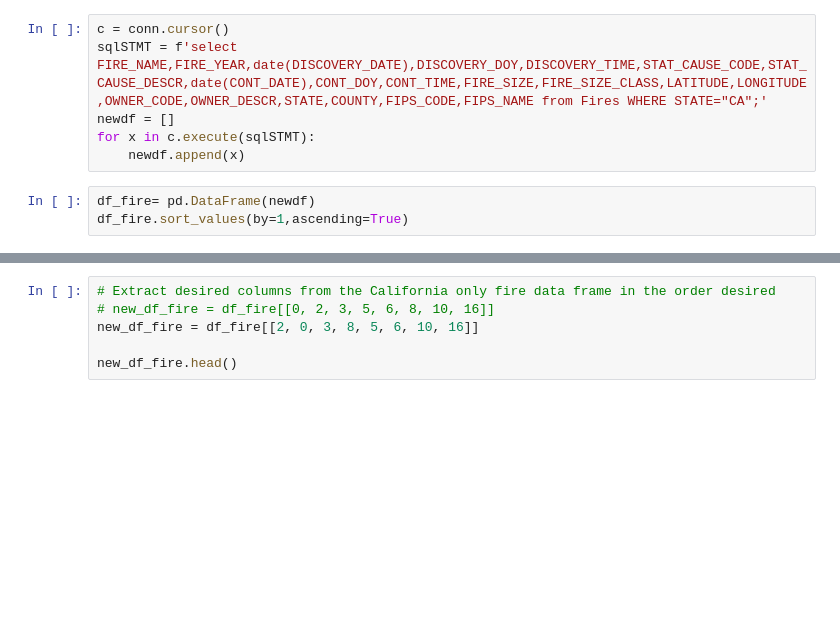
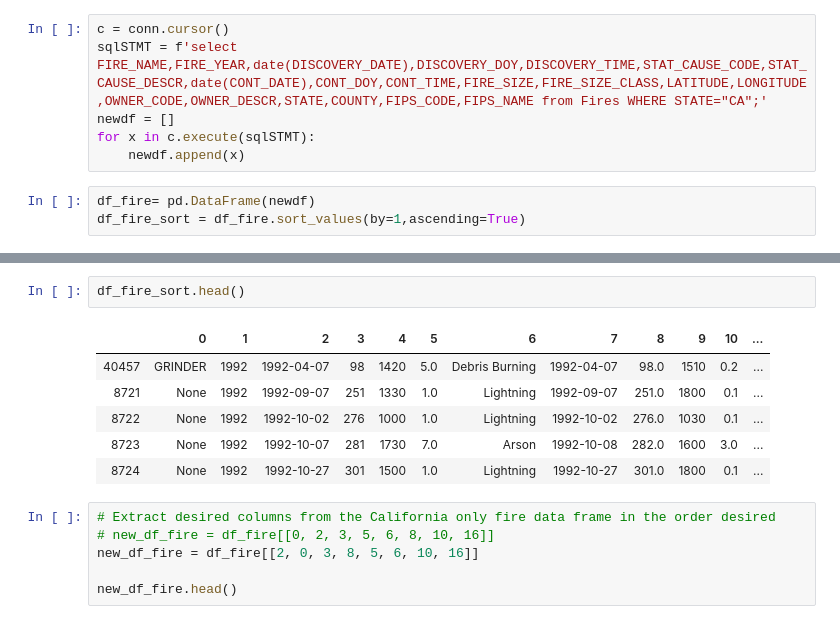
Before and after one commit to arjunng/ETL-Project, a Jupyter notebook: ETL_project_Final.ipynb, the cells around one changed output, grey strips where cells are left out. Drawn from its saved outputs; the diff is of its cells as text; blank space fills up the shorter version.

```diff
--- a/ETL_project.ipynb
+++ b/ETL_project_Final.ipynb
@@ -26,4 +25,4 @@ for x in c.execute(sqlSTMT):
     newdf.append(x)
 # %%
 df_fire= pd.DataFrame(newdf)
-df_fire.sort_values(by=1,ascending=True)
+df_fire_sort = df_fire.sort_values(by=1,ascending=True)
@@ -44,3 +29,12 @@ df_fire.sort_values(by=1,ascending=True)
+# %%
+df_fire_sort.head()
+# %% [output]
+|  | 0 | 1 | 2 | 3 | 4 | 5 | 6 | 7 | 8 | 9 | 10 | ... |
+| 40457 | GRINDER | 1992 | 1992-04-07 | 98 | 1420 | 5.0 | Debris Burning | 1992-04-07 | 98.0 | 1510 | 0.2 | ... |
+| 8721 | None | 1992 | 1992-09-07 | 251 | 1330 | 1.0 | Lightning | 1992-09-07 | 251.0 | 1800 | 0.1 | ... |
+| 8722 | None | 1992 | 1992-10-02 | 276 | 1000 | 1.0 | Lightning | 1992-10-02 | 276.0 | 1030 | 0.1 | ... |
+| 8723 | None | 1992 | 1992-10-07 | 281 | 1730 | 7.0 | Arson | 1992-10-08 | 282.0 | 1600 | 3.0 | ... |
+| 8724 | None | 1992 | 1992-10-27 | 301 | 1500 | 1.0 | Lightning | 1992-10-27 | 301.0 | 1800 | 0.1 | ... |
 # %%
 # Extract desired columns from the California only fire data frame in the order desired
 # new_df_fire = df_fire[[0, 2, 3, 5, 6, 8, 10, 16]]
```
Also changed, not shown: parts of 20 cells of this notebook, 3 other files.
